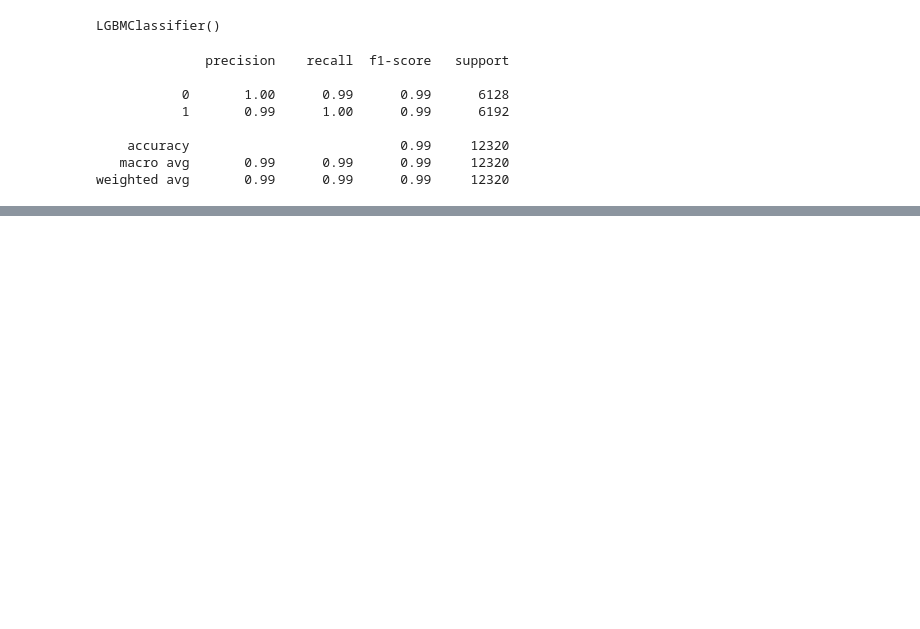
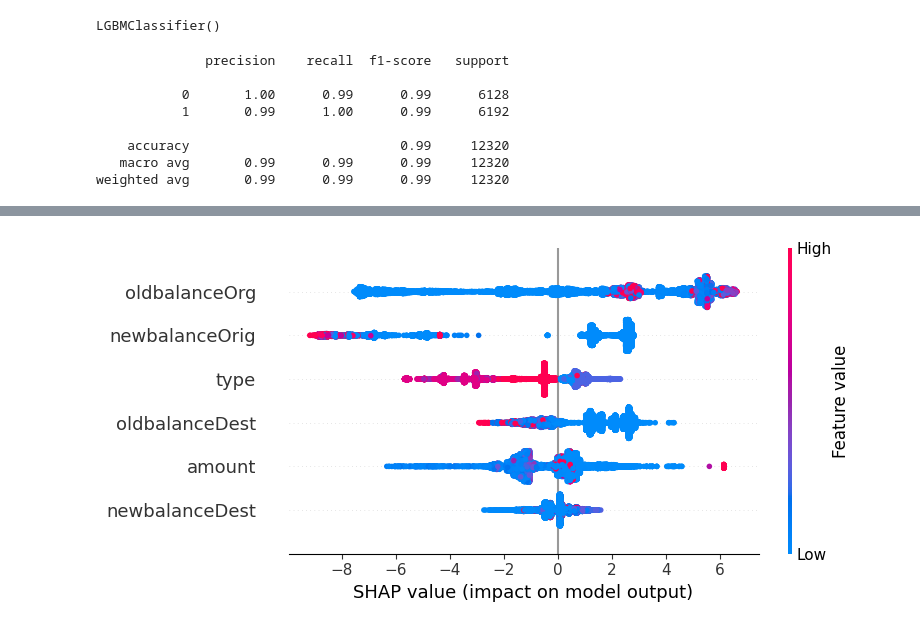
Before and after one commit to Arannamoy-Mondal/Hybrid-Approach-for-Digital-Fraud-Detection-in-Online-Financial-Transactions, a Jupyter notebook: 002 experiment.ipynb, the cells around one changed output, grey strips where cells are left out. Saved outputs shown, nothing was run; the diff lists cells and outputs as text; code cells hidden in the pictures; blank space fills up the shorter version.

```diff
--- a/002 experiment.ipynb
+++ b/002 experiment.ipynb
@@ -308,0 +316,7 @@ weighted avg       0.99      0.99      0.99     12320
+# %%
+import shap
+explainer = shap.TreeExplainer(xgboost)
+shap_values = explainer.shap_values(X_test)
+shap.summary_plot(shap_values, X_test)
+# %% [output]
+[figure, added]
```
Also changed, not shown: parts of 10 cells of this notebook.
